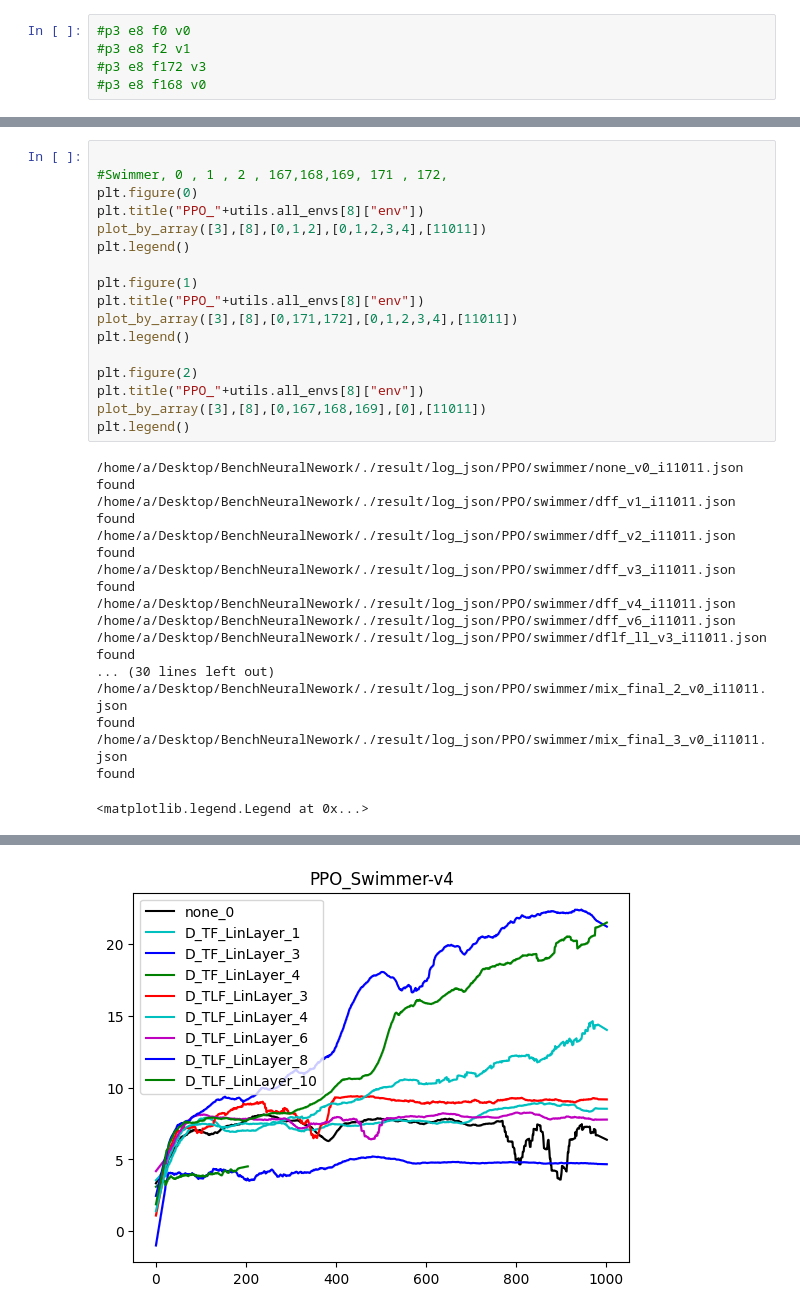
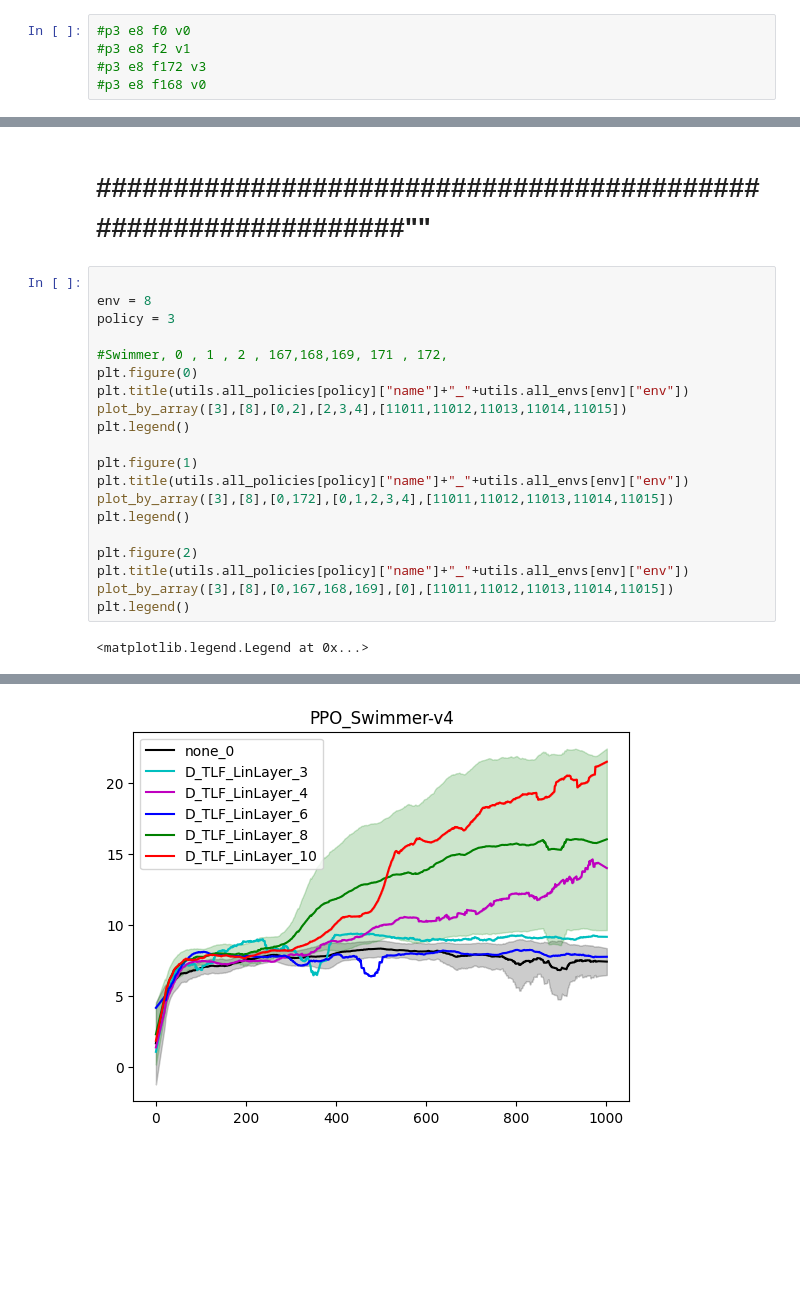
Before and after one commit to clement-chupin/BenchNeuralNework, a Jupyter notebook: view_result_mini.ipynb, the cells around one changed output, grey strips where cells are left out. Saved outputs shown, nothing was run; the diff lists cells and outputs as text; blank space fills up the shorter version.

```diff
--- a/view_result_mini.ipynb
+++ b/view_result_mini.ipynb
@@ -311,36 +196,24 @@ found
+# %% [markdown]
+# ###############################################################""
 # %%
+
+env = 8
+policy = 3
 
 #Swimmer, 0 , 1 , 2 , 167,168,169, 171 , 172,
 plt.figure(0)
-plt.title("PPO_"+utils.all_envs[8]["env"])
-plot_by_array([3],[8],[0,1,2],[0,1,2,3,4],[11011])
+plt.title(utils.all_policies[policy]["name"]+"_"+utils.all_envs[env]["env"])
+plot_by_array([3],[8],[0,2],[2,3,4],[11011,11012,11013,11014,11015])
 plt.legend()
 
 plt.figure(1)
-plt.title("PPO_"+utils.all_envs[8]["env"])
-plot_by_array([3],[8],[0,171,172],[0,1,2,3,4],[11011])
+plt.title(utils.all_policies[policy]["name"]+"_"+utils.all_envs[env]["env"])
+plot_by_array([3],[8],[0,172],[0,1,2,3,4],[11011,11012,11013,11014,11015])
 plt.legend()
 
 plt.figure(2)
-plt.title("PPO_"+utils.all_envs[8]["env"])
-plot_by_array([3],[8],[0,167,168,169],[0],[11011])
+plt.title(utils.all_policies[policy]["name"]+"_"+utils.all_envs[env]["env"])
+plot_by_array([3],[8],[0,167,168,169],[0],[11011,11012,11013,11014,11015])
 plt.legend()
 # %% [output]
-/home/a/Desktop/BenchNeuralNework/./result/log_json/PPO/swimmer/none_v0_i11011.json
-found
-/home/a/Desktop/BenchNeuralNework/./result/log_json/PPO/swimmer/dff_v1_i11011.json
-found
-/home/a/Desktop/BenchNeuralNework/./result/log_json/PPO/swimmer/dff_v2_i11011.json
-found
-/home/a/Desktop/BenchNeuralNework/./result/log_json/PPO/swimmer/dff_v3_i11011.json
-found
-/home/a/Desktop/BenchNeuralNework/./result/log_json/PPO/swimmer/dff_v4_i11011.json
-/home/a/Desktop/BenchNeuralNework/./result/log_json/PPO/swimmer/dff_v6_i11011.json
-/home/a/Desktop/BenchNeuralNework/./result/log_json/PPO/swimmer/dflf_ll_v3_i11011.json
-found
-... (30 lines left out)
-/home/a/Desktop/BenchNeuralNework/./result/log_json/PPO/swimmer/mix_final_2_v0_i11011.json
-found
-/home/a/Desktop/BenchNeuralNework/./result/log_json/PPO/swimmer/mix_final_3_v0_i11011.json
-found
+<matplotlib.legend.Legend at 0x...>
-<matplotlib.legend.Legend at 0x...>
@@ -348 +221 @@ found
-[figure, old version]
+[figure, new version]
```
Also changed, not shown: parts of 9 cells of this notebook, 2 other files.
